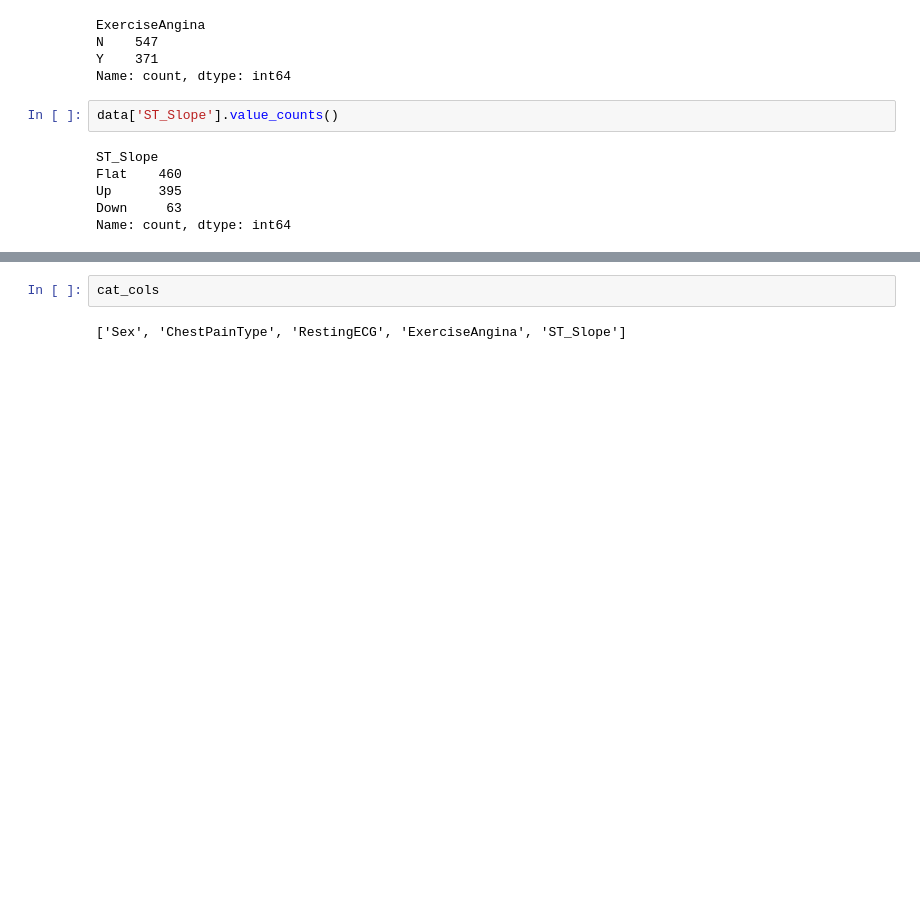
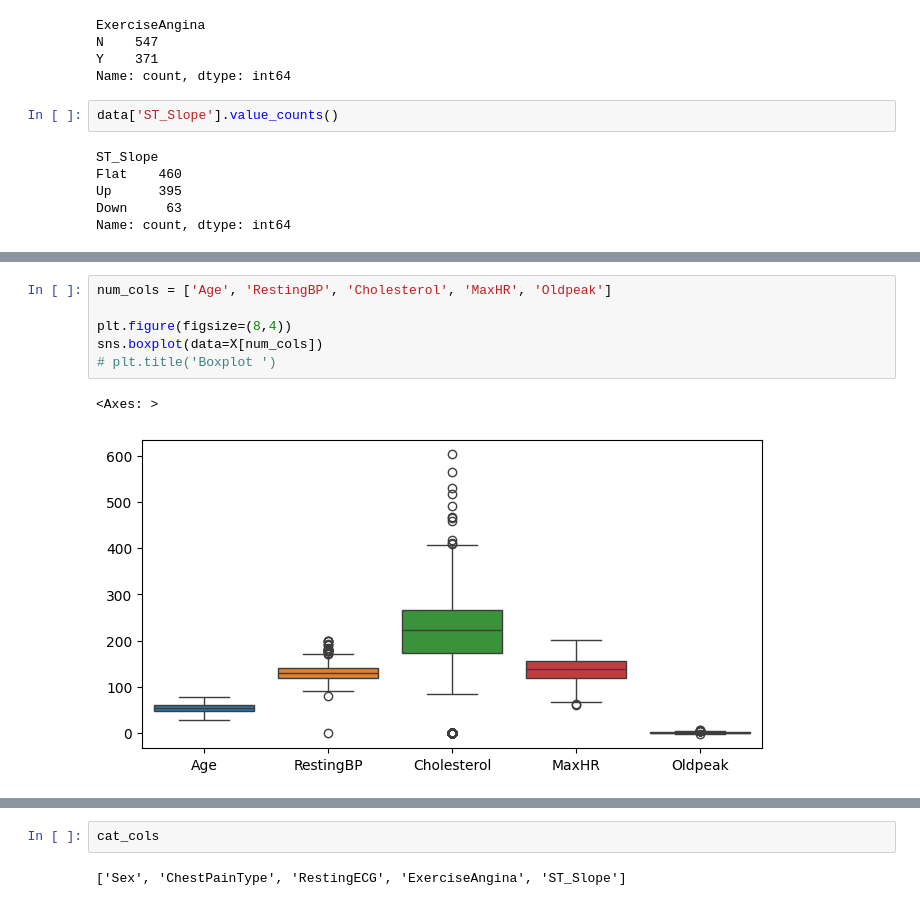
Before and after one commit to himanshu-shekhar2327/Heart-Failure-Prediction, a Jupyter notebook: Heart.ipynb, the cells around one changed output, grey strips where cells are left out. Cells and saved outputs as stored; diff of their text form; blank space fills up the shorter version.

```diff
--- a/Heart.ipynb
+++ b/Heart.ipynb
@@ -168,0 +255,9 @@ cat_cols = data.select_dtypes(include=['object']).columns.tolist()
+# %%
+num_cols = ['Age', 'RestingBP', 'Cholesterol', 'MaxHR', 'Oldpeak']
+
+plt.figure(figsize=(8,4))
+sns.boxplot(data=X[num_cols])
+# plt.title('Boxplot ')
+# %% [output]
+<Axes: >
+[figure, added]
```
Also changed, not shown: parts of 66 cells of this notebook.
